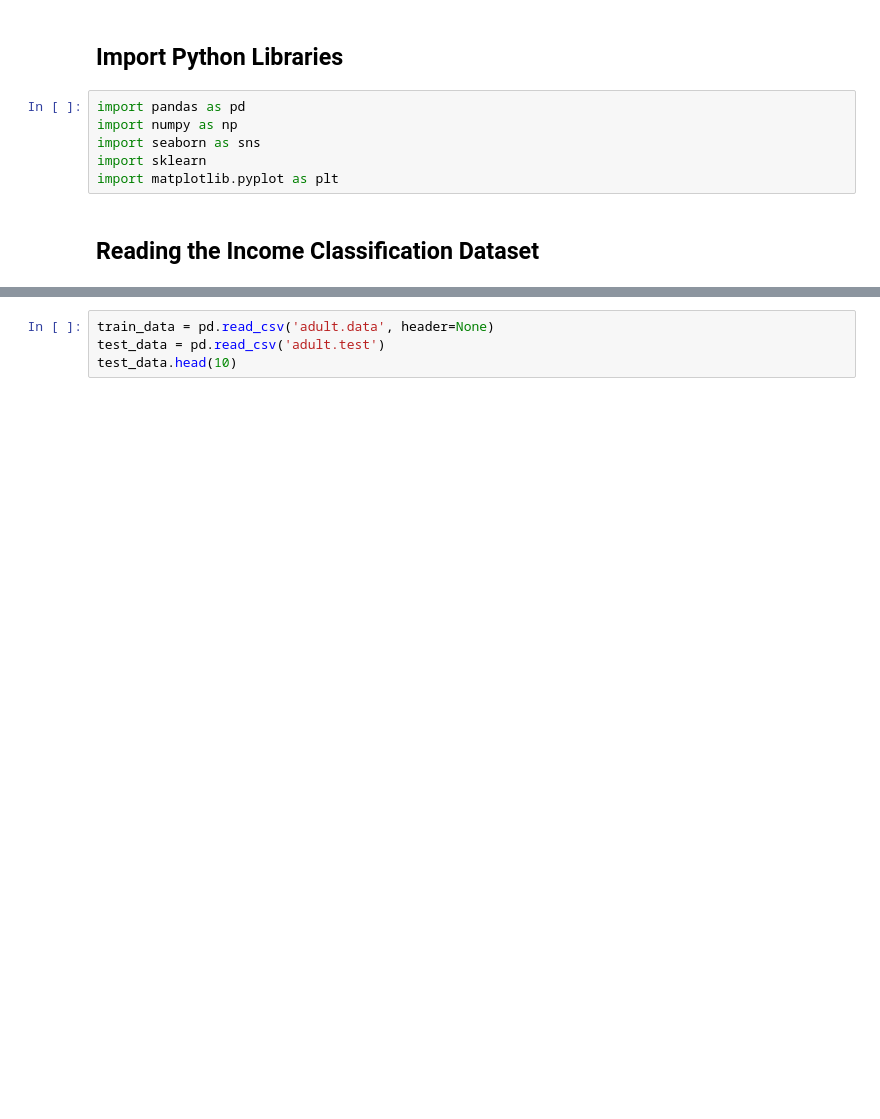
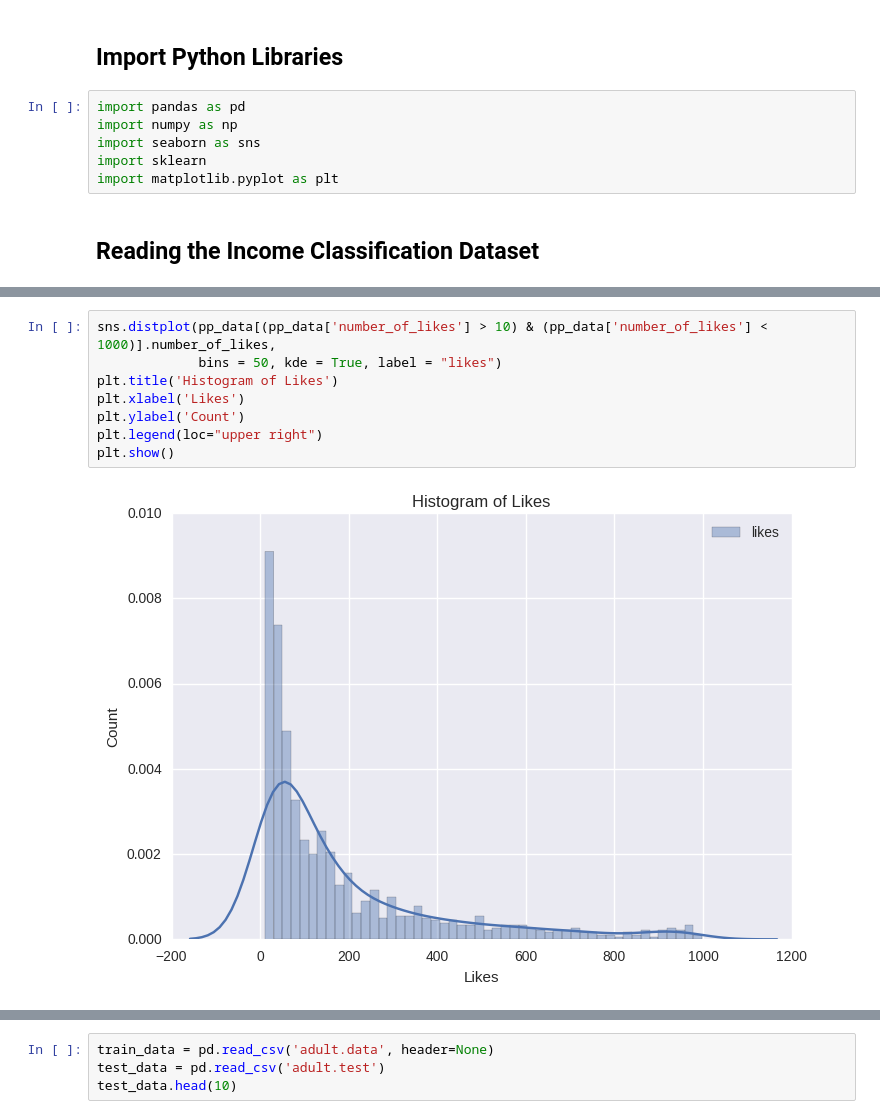
Before and after one commit to liadwg/data_mining_workshop, a Jupyter notebook: like_prediction_workshop.ipynb, the cells around one changed output, grey strips where cells are left out. Saved outputs shown, nothing was run; the diff lists cells and outputs as text; blank space fills up the shorter version.

```diff
--- a/like_prediction_workshop.ipynb
+++ b/like_prediction_workshop.ipynb
@@ -98,0 +168,10 @@ pp_data.head(20)
+# %%
+sns.distplot(pp_data[(pp_data['number_of_likes'] > 10) & (pp_data['number_of_likes'] < 1000)].number_of_likes,
+             bins = 50, kde = True, label = "likes")
+plt.title('Histogram of Likes')
+plt.xlabel('Likes')
+plt.ylabel('Count')
+plt.legend(loc="upper right")
+plt.show()
+# %% [output]
+[figure, added]
```
Also changed, not shown: parts of 8 cells of this notebook, 1 other file.
